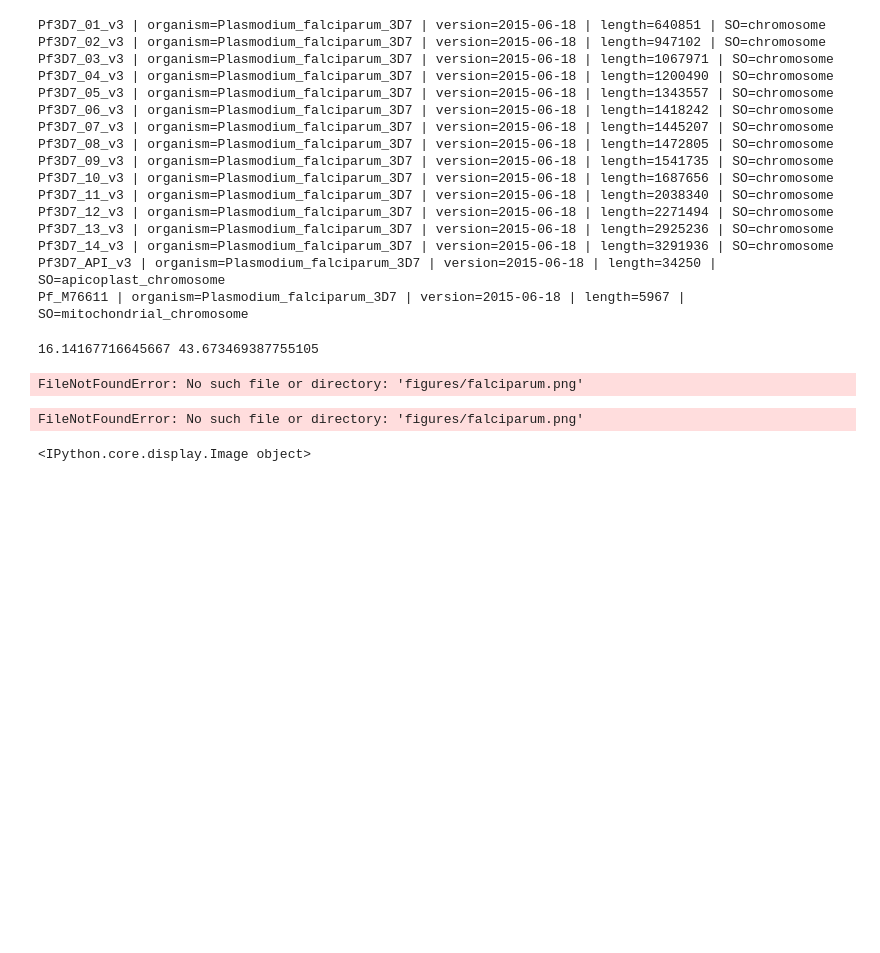
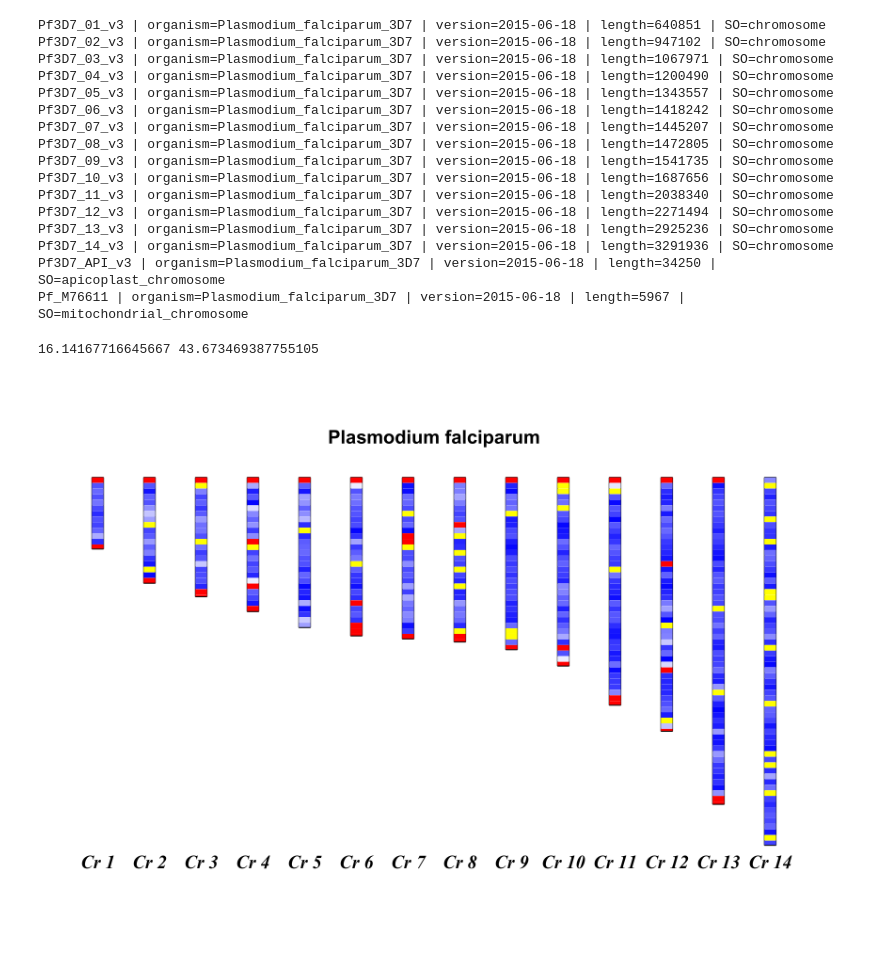
Before and after one commit to Biocomputing-Teaching/IntroBioinfo, a Jupyter notebook: Checking a reference genome.ipynb, the cells around one changed output. Saved outputs shown, nothing was run; the diff lists cells and outputs as text; code cells hidden in the pictures; blank space fills up the shorter version.

```diff
--- a/Checking a reference genome.ipynb
+++ b/Checking a reference genome.ipynb
@@ -101,34 +101,32 @@ for chrom in chroms:
 
     tel = BasicChromosome.TelomereSegment()
     tel.scale = telomere_length
     chrom_representation.add(tel)
 
     num_blocks = len(chrom_GC[chrom])
     for block, gc in enumerate(chrom_GC[chrom]):
         my_GC = chrom_GC[chrom][block]
         body = BasicChromosome.ChromosomeSegment()
         if my_GC > top_GC:
             body.fill_color = colors.Color(1, 0, 0)
         elif my_GC < bottom_GC:
             body.fill_color = colors.Color(1, 1, 0)
         else:
             my_color = (my_GC - bottom_GC) / (top_GC - bottom_GC)
             body.fill_color = colors.Color(my_color, my_color, 1)
         if block < num_blocks - 1:
             body.scale = block_size
         else:
             body.scale = chrom_size % block_size
         chrom_representation.add(body)
 
     tel = BasicChromosome.TelomereSegment(inverted=True)
     tel.scale = telomere_length
     chrom_representation.add(tel)
 
     my_genome.add(chrom_representation)
 
-my_genome.draw("falciparum.png", "Plasmodium falciparum")
+my_genome.draw("figures/falciparum.png", "Plasmodium falciparum")
 Image("figures/falciparum.png")
 # %% [output]
-FileNotFoundError: No such file or directory: 'figures/falciparum.png'
-FileNotFoundError: No such file or directory: 'figures/falciparum.png'
-<IPython.core.display.Image object>
+[figure, added]
```
Also changed, not shown: 2 other files.
